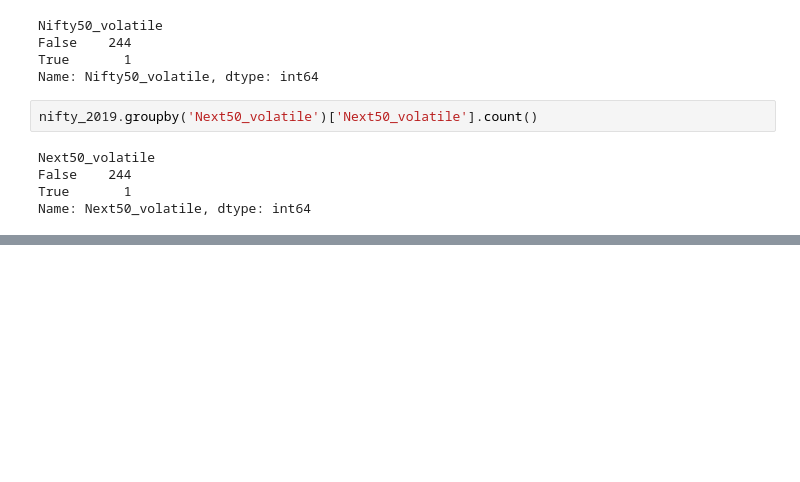
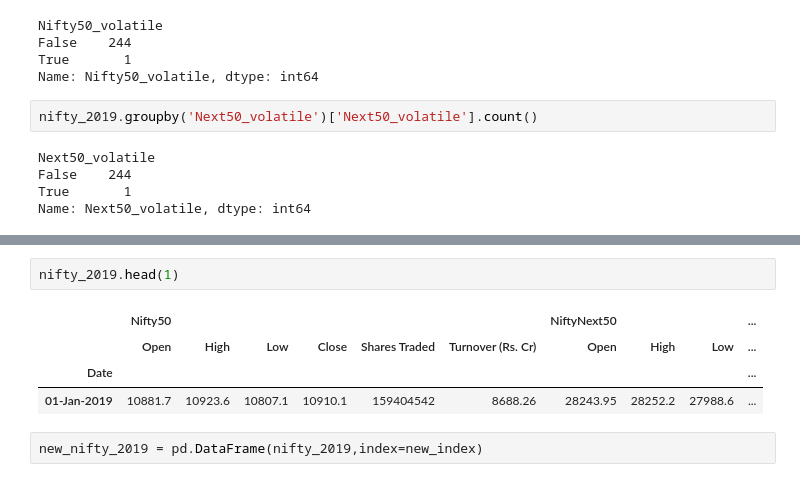
Before and after one commit to swami-gait/Foundations_of_datascience, a Jupyter notebook: FDS_W09-200625-045816.ipynb, the cells around one changed output, grey strips where cells are left out. Saved outputs shown, nothing was run; the diff lists cells and outputs as text; blank space fills up the shorter version.

```diff
--- a/FDS_W09-200625-045816.ipynb
+++ b/FDS_W09-200625-045816.ipynb
@@ -1265,0 +1289,9 @@ Name: Next50_volatile, dtype: int64
+# %%
+nifty_2019.head(1)
+# %% [output]
+|  | Nifty50 |  |  |  |  |  | NiftyNext50 |  |  | ... |
+|  | Open | High | Low | Close | Shares Traded | Turnover (Rs. Cr) | Open | High | Low | ... |
+| Date |  |  |  |  |  |  |  |  |  | ... |
+| 01-Jan-2019 | 10881.7 | 10923.6 | 10807.1 | 10910.1 | 159404542 | 8688.26 | 28243.95 | 28252.2 | 27988.6 | ... |
+# %%
+new_nifty_2019 = pd.DataFrame(nifty_2019,index=new_index)
```
Also changed, not shown: parts of 8 cells of this notebook.
